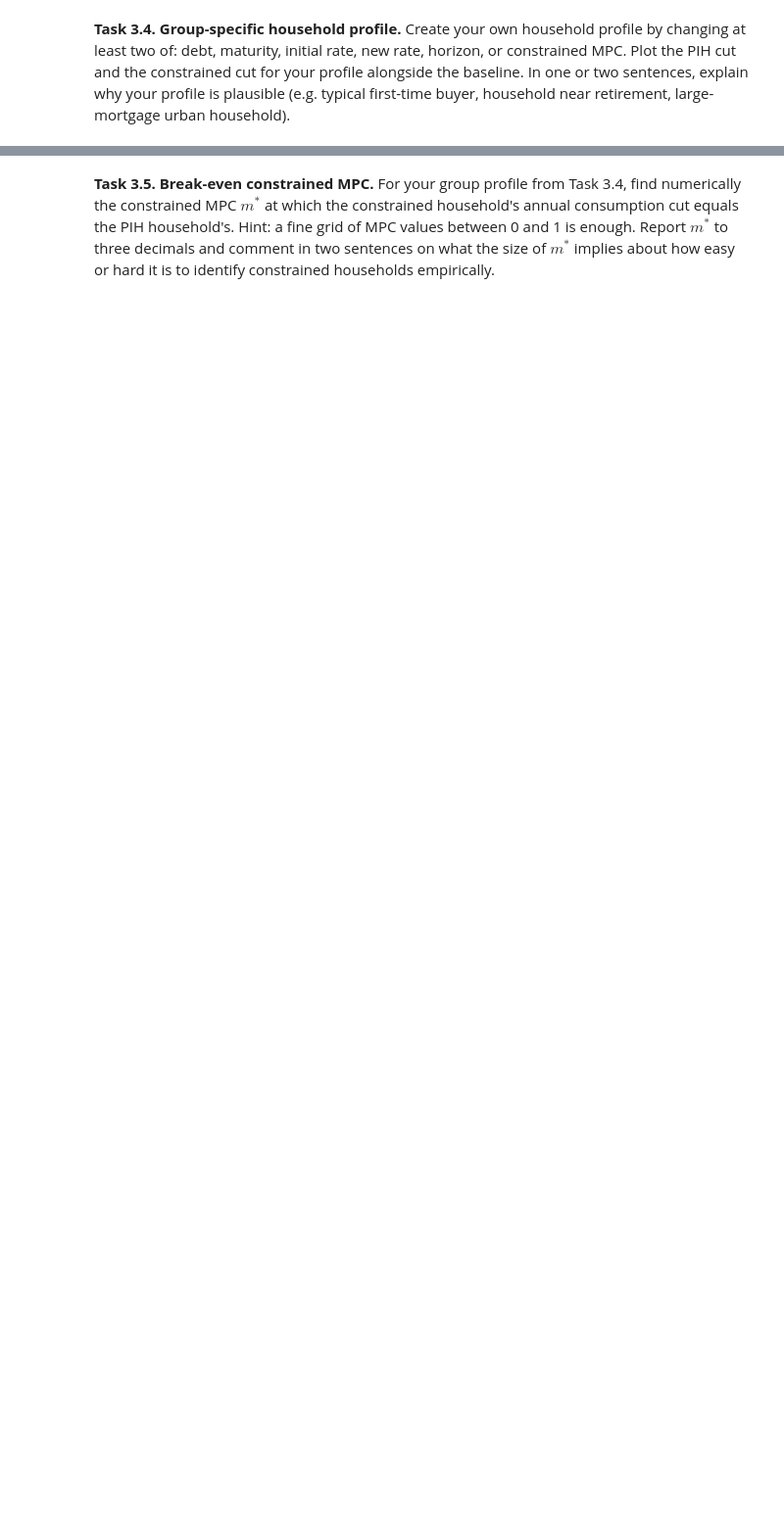
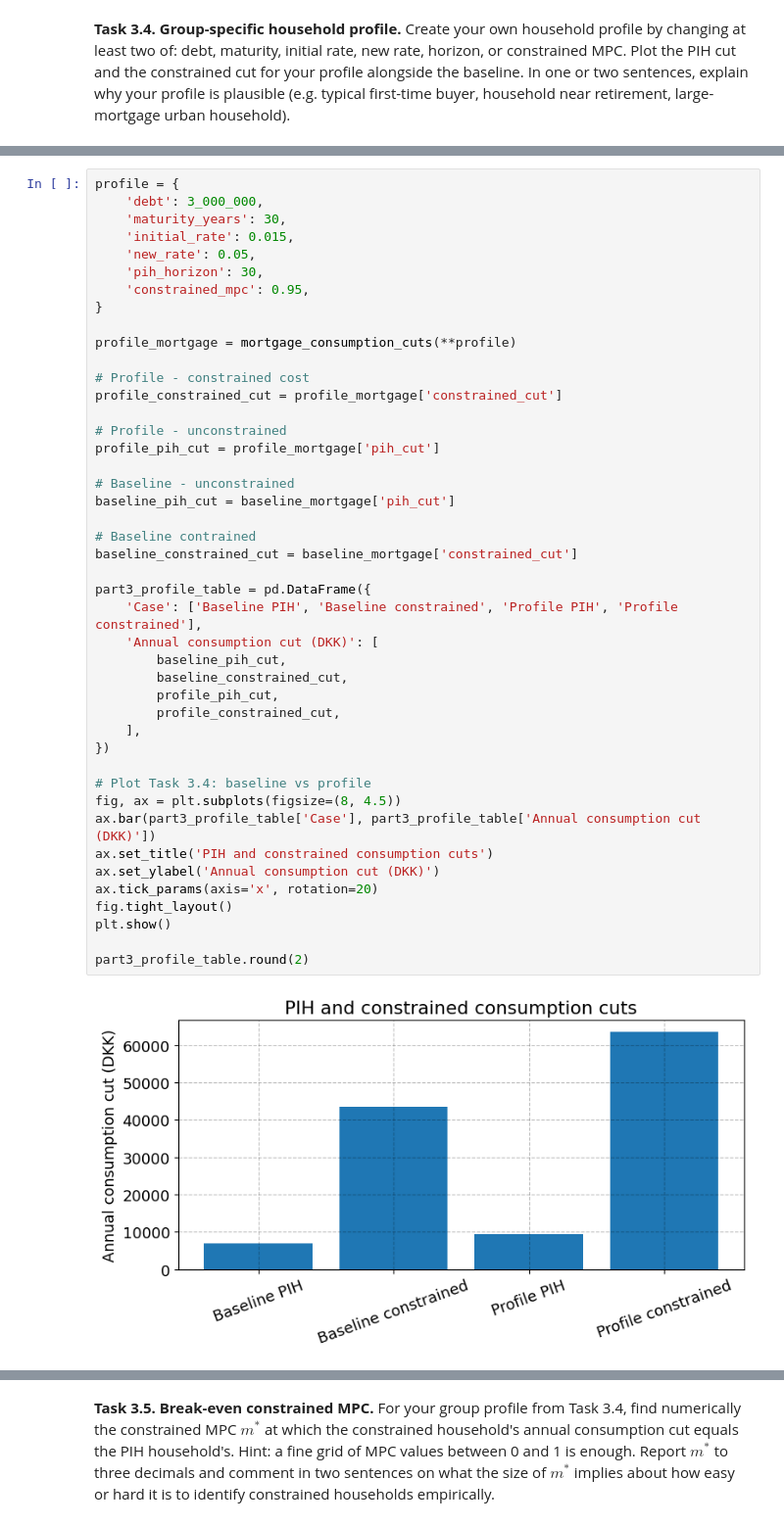
Before and after one commit to dadyownes15/Macroeconomics-B, a Jupyter notebook: week_3/week_consumption_XX.ipynb, the cells around one changed output, grey strips where cells are left out. Shown at 98% size. Cells and saved outputs as stored; diff of their text form; blank space fills up the shorter version.

```diff
--- a/week_3/week_consumption_XX.ipynb
+++ b/week_3/week_consumption_XX.ipynb
@@ -362,0 +588,46 @@ _Write your one to two sentence justification here._
+# %%
+profile = {
+    'debt': 3_000_000,
+    'maturity_years': 30,
+    'initial_rate': 0.015,
+    'new_rate': 0.05,
+    'pih_horizon': 30,
+    'constrained_mpc': 0.95,
+}
+
+profile_mortgage = mortgage_consumption_cuts(**profile)
+
+# Profile - constrained cost
+profile_constrained_cut = profile_mortgage['constrained_cut']
+
+# Profile - unconstrained
+profile_pih_cut = profile_mortgage['pih_cut']
+
+# Baseline - unconstrained
+baseline_pih_cut = baseline_mortgage['pih_cut']
+
+# Baseline contrained
+baseline_constrained_cut = baseline_mortgage['constrained_cut']
+
+part3_profile_table = pd.DataFrame({
+    'Case': ['Baseline PIH', 'Baseline constrained', 'Profile PIH', 'Profile constrained'],
+    'Annual consumption cut (DKK)': [
+        baseline_pih_cut,
+        baseline_constrained_cut,
+        profile_pih_cut,
+        profile_constrained_cut,
+    ],
+})
+
+# Plot Task 3.4: baseline vs profile
+fig, ax = plt.subplots(figsize=(8, 4.5))
+ax.bar(part3_profile_table['Case'], part3_profile_table['Annual consumption cut (DKK)'])
+ax.set_title('PIH and constrained consumption cuts')
+ax.set_ylabel('Annual consumption cut (DKK)')
+ax.tick_params(axis='x', rotation=20)
+fig.tight_layout()
+plt.show()
+
+part3_profile_table.round(2)
+# %% [output]
+[figure, added]
```
Also changed, not shown: parts of 66 cells of this notebook, 33 other files.
